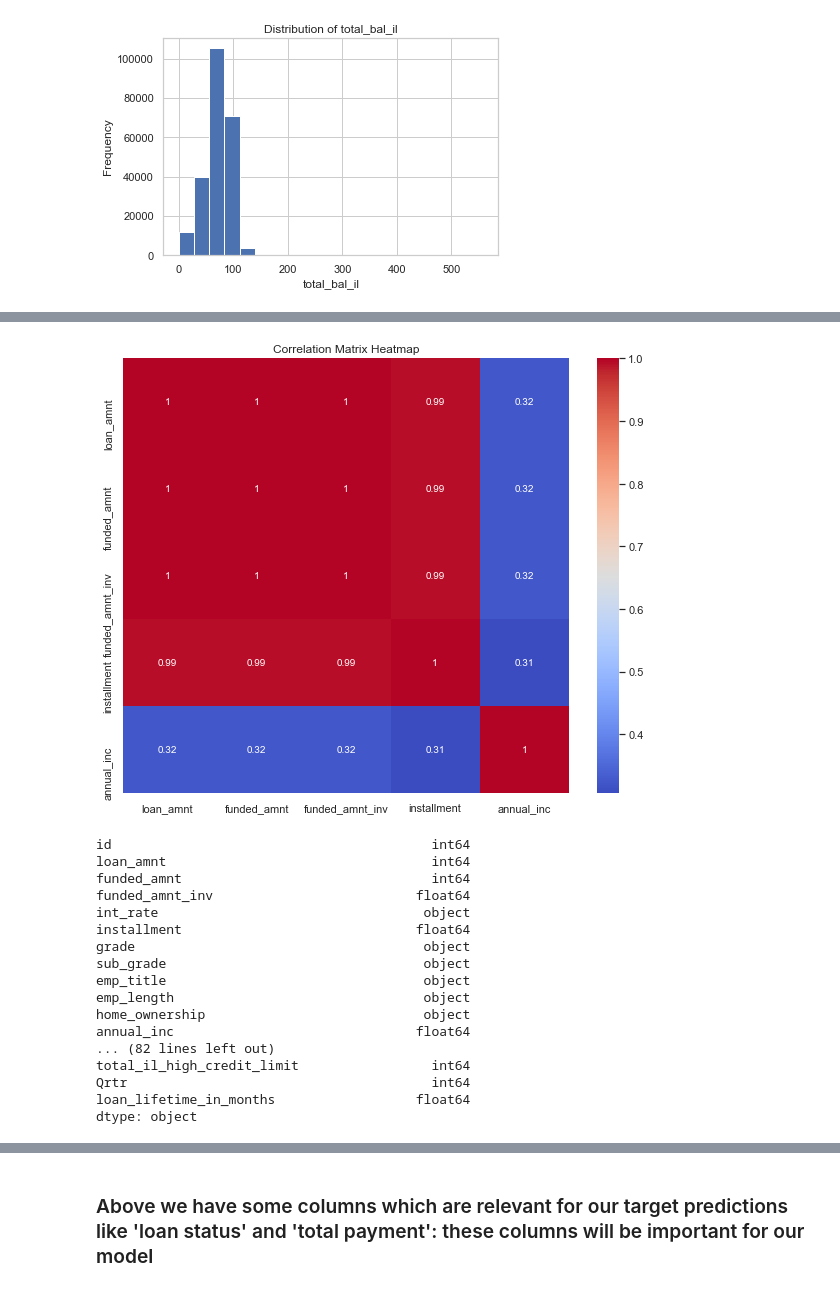
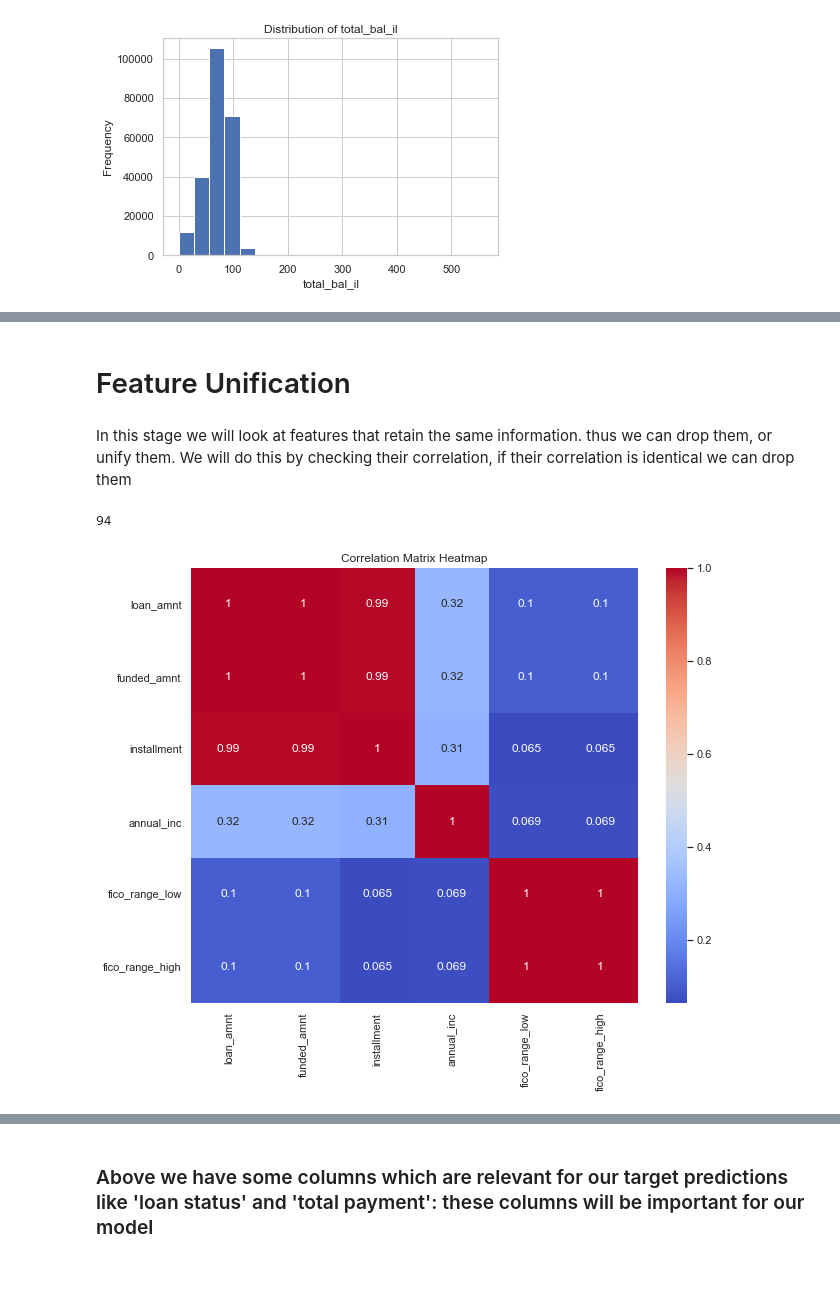
Before and after one commit to Uweeseg1/DataAnalyticsProject, a Jupyter notebook: Erans_project.ipynb, the cells around one changed output, grey strips where cells are left out. Saved outputs shown, nothing was run; the diff lists cells and outputs as text; code cells hidden in the pictures.

```diff
--- a/Erans_project.ipynb
+++ b/Erans_project.ipynb
@@ -322,0 +334,7 @@ for col_name in columns_to_keep_for_targetting:
+# %%
+leaked_instances = ((all_year_18[['int_rate']] == all_year_19[['int_rate']])).int_rate
+sum(~leaked_instances)
+all_year_19 = all_year_19.loc[leaked_instances, :]
+all_year_18 = all_year_18.loc[leaked_instances, :]
+# %%
+leaked_instances = ((all_year_18[['installment']] == all_year_19[['installment']])).installment
@@ -322,0 +345,3 @@ for col_name in columns_to_keep_for_targetting:
+# %%
+all_year_19 = all_year_19.loc[leaked_instances, :]
+all_year_18 = all_year_18.loc[leaked_instances, :]
@@ -322,0 +360,2 @@ for col_name in columns_to_keep_for_targetting:
+# %%
+all_year_19['verification_status'] = all_year_18['verification_status']
@@ -914,0 +991,8 @@ delta of na rlsd rtrn : -0.0019737644550816887
+# %% [markdown]
+# Feature Unification
+# %% [markdown]
+In this stage we will look at features that retain the same information. thus we can drop them, or unify them. We will do this by checking their correlation, if their correlation is identical we can drop them
+# %%
+len(all_year_19.columns)
+# %% [output]
+94
@@ -915,12 +1001,10 @@ delta of na rlsd rtrn : -0.0019737644550816887
 # %%
-correlation_matrix = all_year_19[['loan_amnt','funded_amnt','funded_amnt_inv', \
-                                  'int_rate','installment', 'grade', 'sub_grade', 'emp_title', 'emp_length',\
-                                 'home_ownership', 'annual_inc', 'verification_status',]].corr()
+correlation_matrix = all_year_19[['loan_amnt','funded_amnt','installment','annual_inc','fico_range_low', 'fico_range_high']].corr()
 plt.figure(figsize=(10, 8))
 sns.heatmap(correlation_matrix, annot=True, cmap='coolwarm')
 
 # Display the heatmap
 plt.title('Correlation Matrix Heatmap')
 plt.show()
 # %% [output]
-[figure, old version]
+[figure, new version]
@@ -927,23 +1013,5 @@ plt.show()
 # %%
 all_year_19.dtypes
-# %% [output]
-id                                         int64
-loan_amnt                                  int64
-funded_amnt                                int64
-funded_amnt_inv                          float64
-int_rate                                  object
-installment                              float64
-grade                                     object
-sub_grade                                 object
-emp_title                                 object
-emp_length                                object
-home_ownership                            object
-annual_inc                               float64
-... (82 lines left out)
-total_il_high_credit_limit                 int64
-Qrtr                                       int64
-loan_lifetime_in_months                  float64
-dtype: object
 # %%
 all_year_19.columns
 # %% [output]
```
Also changed, not shown: parts of 49 cells of this notebook.
